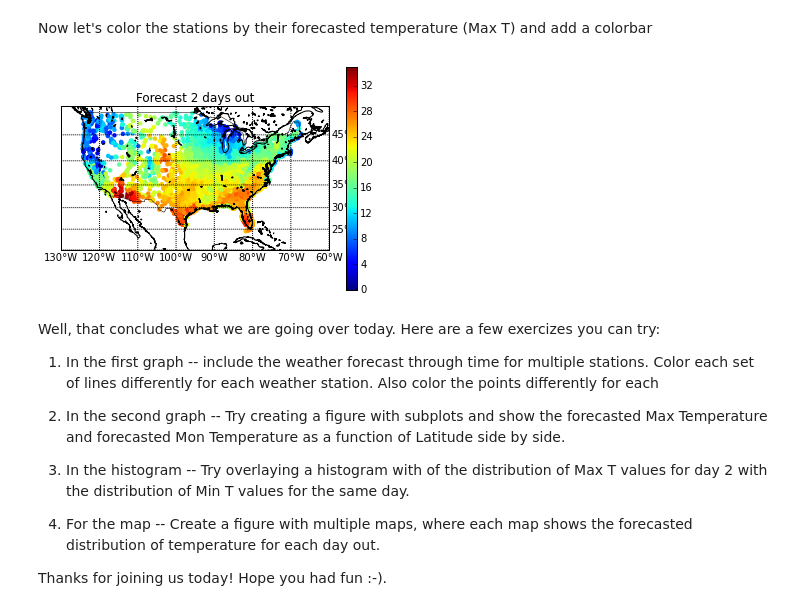
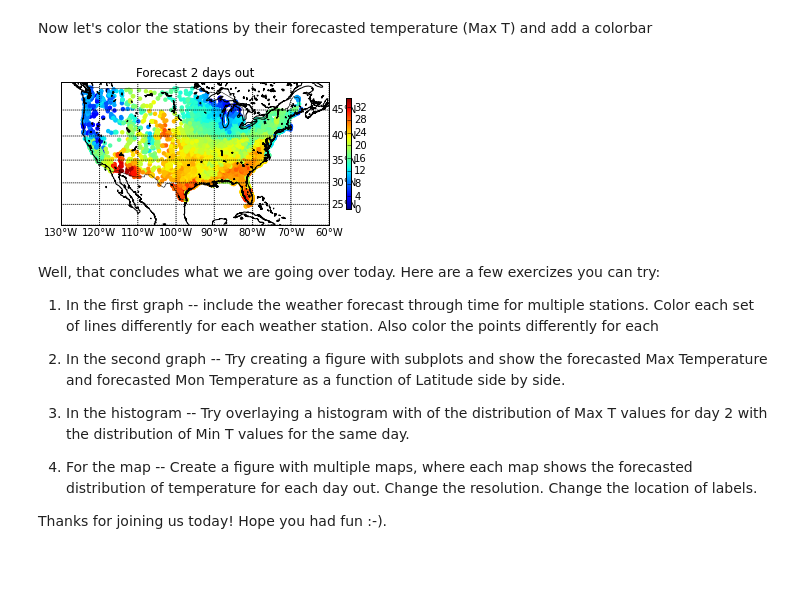
Before and after one commit to ginaschmalzle/pyladies_matplotlib_ipython_notebooks, a Jupyter notebook: pyladies.ipynb, the cells around one changed output. Saved outputs shown, nothing was run; the diff lists cells and outputs as text; code cells hidden in the pictures; blank space fills up the shorter version.

```diff
--- a/pyladies.ipynb
+++ b/pyladies.ipynb
@@ -277,24 +353,24 @@ Now let's color the stations by their forecasted temperature (Max T) and add a c
 # %%
 m = Basemap(projection='merc',llcrnrlat=20,urcrnrlat=50,\
             llcrnrlon=-130,urcrnrlon=-60,lat_ts=20,resolution='i')
 m.drawcoastlines()
 m.drawcountries()
 # draw parallels and meridians.
 parallels = np.arange(-90.,91.,5.)
 # Label the meridians and parallels
 m.drawparallels(parallels,labels=[False,True,True,False])
 # Draw Meridians and Labels
 meridians = np.arange(-180.,181.,10.)
 m.drawmeridians(meridians,labels=[True,False,False,True])
 m.drawmapboundary(fill_color='white')
 plt.title("Forecast {0} days out".format(day_out))
 x,y = m(lon, lat)
 jet = plt.cm.get_cmap('jet')
 sc = plt.scatter(x,y, c=temperature, vmin=0, vmax =35, cmap=jet, s=20, edgecolors='none')
-plt.colorbar(sc, shrink = 1)
+plt.colorbar(sc, shrink = .5)
 plt.show()
 # %% [output]
-[figure, old version]
+[figure, new version]
 # %% [markdown]
 Well, that concludes what we are going over today.  Here are a few exercizes you can try:
 
@@ -304,6 +380,6 @@ Well, that concludes what we are going over today.  Here are a few exercizes you
 
 3. In the histogram -- Try overlaying a histogram with of the distribution of Max T values for day 2 with the distribution of Min T values for the same day.
 
-4. For the map -- Create a figure with multiple maps, where each map shows the forecasted distribution of temperature for each day out.
+4. For the map -- Create a figure with multiple maps, where each map shows the forecasted distribution of temperature for each day out.  Change the resolution.  Change the location of labels.
 
 Thanks for joining us today!  Hope you had fun :-).
```
Also changed, not shown: parts of 12 cells of this notebook.
